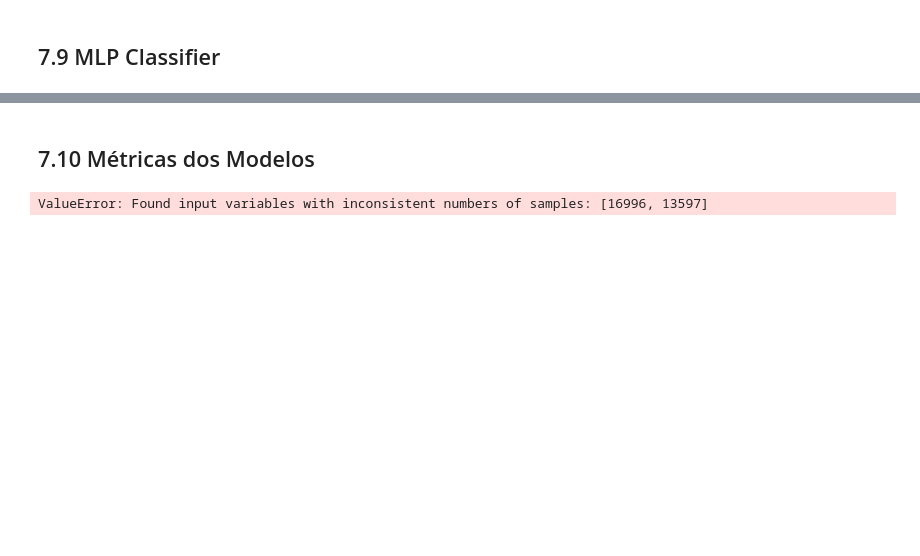
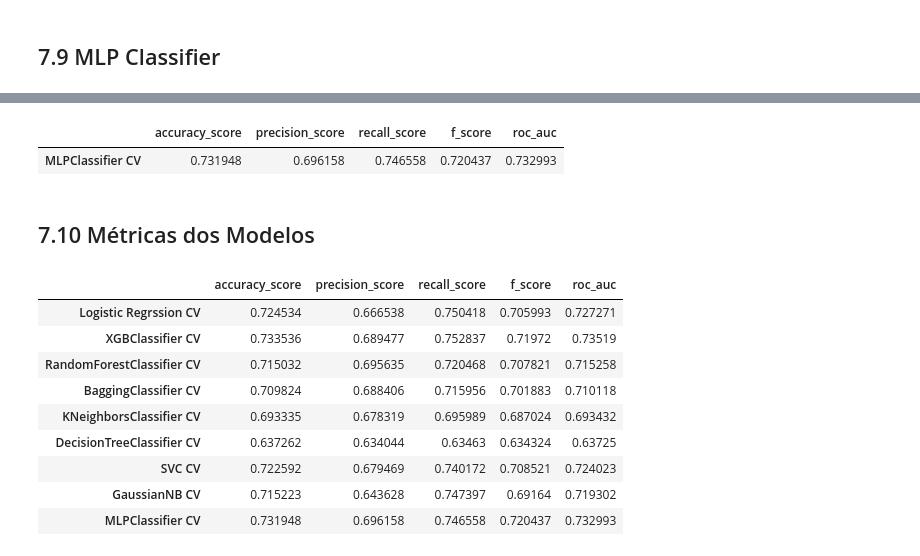
Before and after one commit to RoneyDev7/Cardio_Catch_Disease, a Jupyter notebook: 01-frn_cardio_catch_dieses.ipynb, the cells around one changed output, grey strips where cells are left out. Drawn from its saved outputs; the diff is of its cells as text; code cells hidden in the pictures; blank space fills up the shorter version.

```diff
--- a/01-frn_cardio_catch_dieses.ipynb
+++ b/01-frn_cardio_catch_dieses.ipynb
@@ -661,5 +647,5 @@ model_gnb_class
 # %%
 gnb_class = GaussianNB()
 
-gnb_cv = cross_valid_model(model_name = 'GaussianNB', model = gnb_class, X = X, y = y, X_size=0.75, verbose=1)
+gnb_cv = cross_valid_model(model_name = 'GaussianNB CV', model = gnb_class, X = X, y = y, X_size=0.75)
 gnb_cv
@@ -675,66 +666,24 @@ model_mlp_class
 # %%
 mlp_class = MLPClassifier(hidden_layer_sizes=(75,75), activation="logistic", random_state=1, max_iter=2000)
 
-mlp_cv = cross_valid_model(model_name = 'MLPClassifier', model = mlp_class, X = X, y = y, X_size=0.75, verbose=1)
+mlp_cv = cross_valid_model(model_name = 'MLPClassifier CV', model = mlp_class, X = X, y = y, X_size=0.75)
 mlp_cv
+# %% [output]
+|  | accuracy_score | precision_score | recall_score | f_score | roc_auc |
+| MLPClassifier CV | 0.731948 | 0.696158 | 0.746558 | 0.720437 | 0.732993 |
 # %% [markdown]
 ## 7.10 Métricas dos Modelos
-# %%
-index = ['BaggingClassifier', 'DecisionTreeClassifier', 'KNeighborsClassifier', 'LogisticRegression', 'RandomForestClassifier', 'SVC',  'GaussianNB', 'XGBootClassifier', 'MLPClassifier']
-
-dict_scores = {
-'accuracy' :        [accuracy_score(yhat_bgg, y_test),
-                    accuracy_score(yhat_dtc, y_test),
-                    accuracy_score(yhat_knb, y_test),
-                    accuracy_score(yhat_lr, y_test),
-                    accuracy_score(yhat_rfc, y_test),
-                    accuracy_score(yhat_svc, y_test),
-                    accuracy_score(yhat_gnb, y_test),
-                    accuracy_score(yhat_xbg, y_test),
-                    accuracy_score(yhat_mlp, y_test)],
-
-'precision' :       [precision_score(yhat_bgg, y_test),
-                    precision_score(yhat_dtc, y_test),
-                    precision_score(yhat_knb, y_test),
-                    precision_score(yhat_lr, y_test),
-                    precision_score(yhat_rfc, y_test),
-                    precision_score(yhat_svc, y_test),
-                    precision_score(yhat_gnb, y_test),
-                    precision_score(yhat_xbg, y_test),
-                    precision_score(yhat_mlp, y_test)],
-
-
-'recall' :          [recall_score(yhat_bgg, y_test),
-                    recall_score(yhat_dtc, y_test),
-                    recall_score(yhat_knb, y_test),
-                    recall_score(yhat_lr, y_test),
-                    recall_score(yhat_rfc, y_test),
-                    recall_score(yhat_svc, y_test),
-                    recall_score(yhat_gnb, y_test),
-                    recall_score(yhat_xbg, y_test),
-                    recall_score(yhat_mlp, y_test)],
-
-'f1_score' :        [f1_score(yhat_bgg, y_test),
-                    f1_score(yhat_dtc, y_test),
-                    f1_score(yhat_knb, y_test),
-                    f1_score(yhat_lr, y_test),
-                    f1_score(yhat_rfc, y_test),
-                    f1_score(yhat_svc, y_test),
-                    f1_score(yhat_gnb, y_test),
-                    f1_score(yhat_xbg, y_test),
-                    f1_score(yhat_mlp, y_test)],
-
-'roc_auc' :         [roc_auc_score(yhat_bgg, y_test),
-                    roc_auc_score(yhat_dtc, y_test),
-                    roc_auc_score(yhat_knb, y_test),
-                    roc_auc_score(yhat_lr, y_test),
-                    roc_auc_score(yhat_rfc, y_test),
-                    roc_auc_score(yhat_svc, y_test),
-                    roc_auc_score(yhat_gnb, y_test),
-                    roc_auc_score(yhat_xbg, y_test),
-                    roc_auc_score(yhat_mlp, y_test)]}
-
-df_scores = pd.DataFrame(dict_scores, index=index)
-df_scores
-# %% [output]
-ValueError: Found input variables with inconsistent numbers of samples: [16996, 13597]
+# %%
+metricas = pd.DataFrame(columns = mlp_cv.columns)
+metricas.append([lr_cv, xgb_cv, rfc_cv, bgg_cv, knb_cv, dtc_cv, svc_cv, gnb_cv, mlp_cv])
+# %% [output]
+|  | accuracy_score | precision_score | recall_score | f_score | roc_auc |
+| Logistic Regrssion CV | 0.724534 | 0.666538 | 0.750418 | 0.705993 | 0.727271 |
+| XGBClassifier CV | 0.733536 | 0.689477 | 0.752837 | 0.71972 | 0.73519 |
+| RandomForestClassifier CV | 0.715032 | 0.695635 | 0.720468 | 0.707821 | 0.715258 |
+| BaggingClassifier CV | 0.709824 | 0.688406 | 0.715956 | 0.701883 | 0.710118 |
+| KNeighborsClassifier CV | 0.693335 | 0.678319 | 0.695989 | 0.687024 | 0.693432 |
+| DecisionTreeClassifier CV | 0.637262 | 0.634044 | 0.63463 | 0.634324 | 0.63725 |
+| SVC CV | 0.722592 | 0.679469 | 0.740172 | 0.708521 | 0.724023 |
+| GaussianNB CV | 0.715223 | 0.643628 | 0.747397 | 0.69164 | 0.719302 |
+| MLPClassifier CV | 0.731948 | 0.696158 | 0.746558 | 0.720437 | 0.732993 |
```
Also changed, not shown: parts of 24 cells of this notebook.
